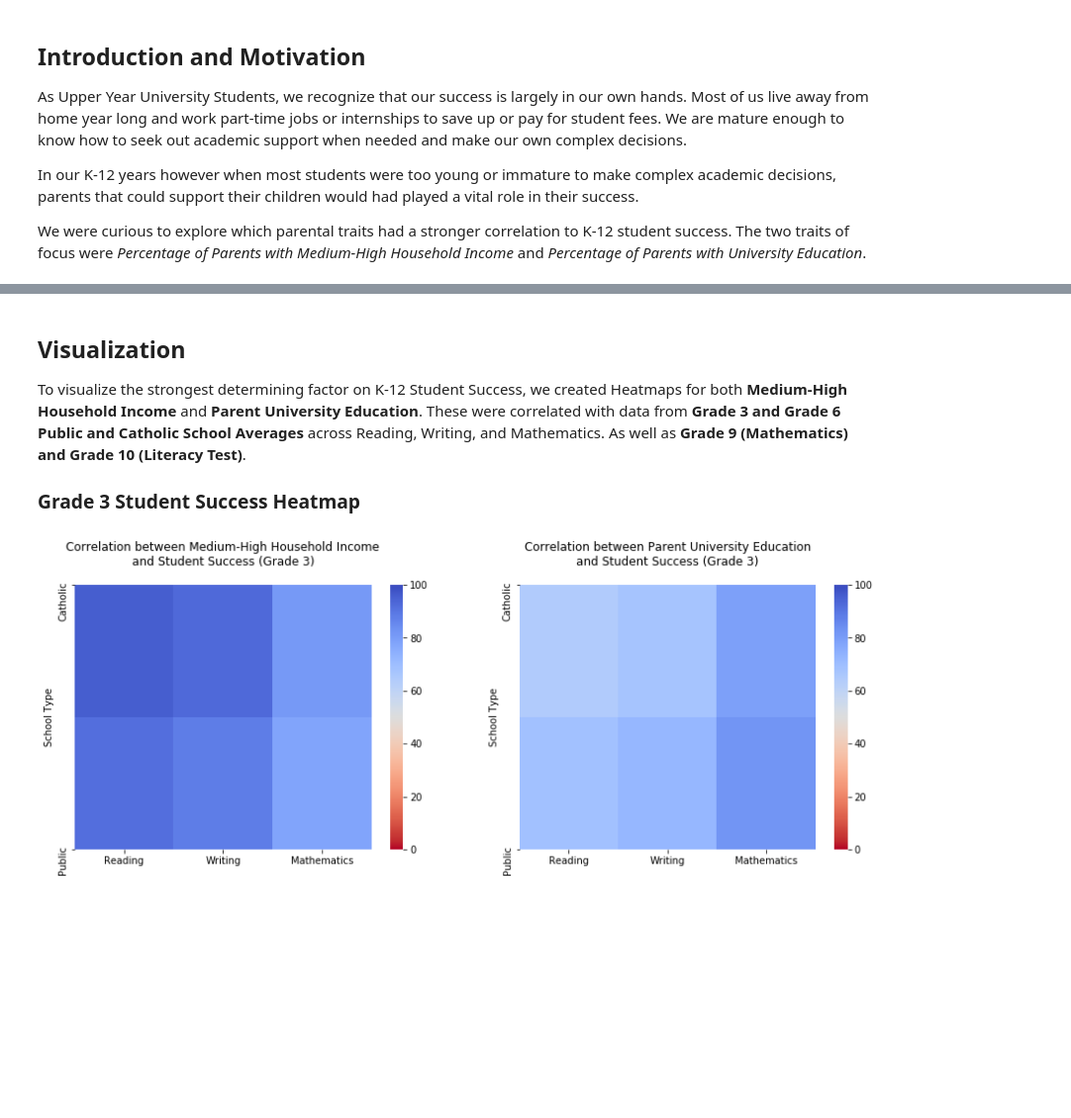
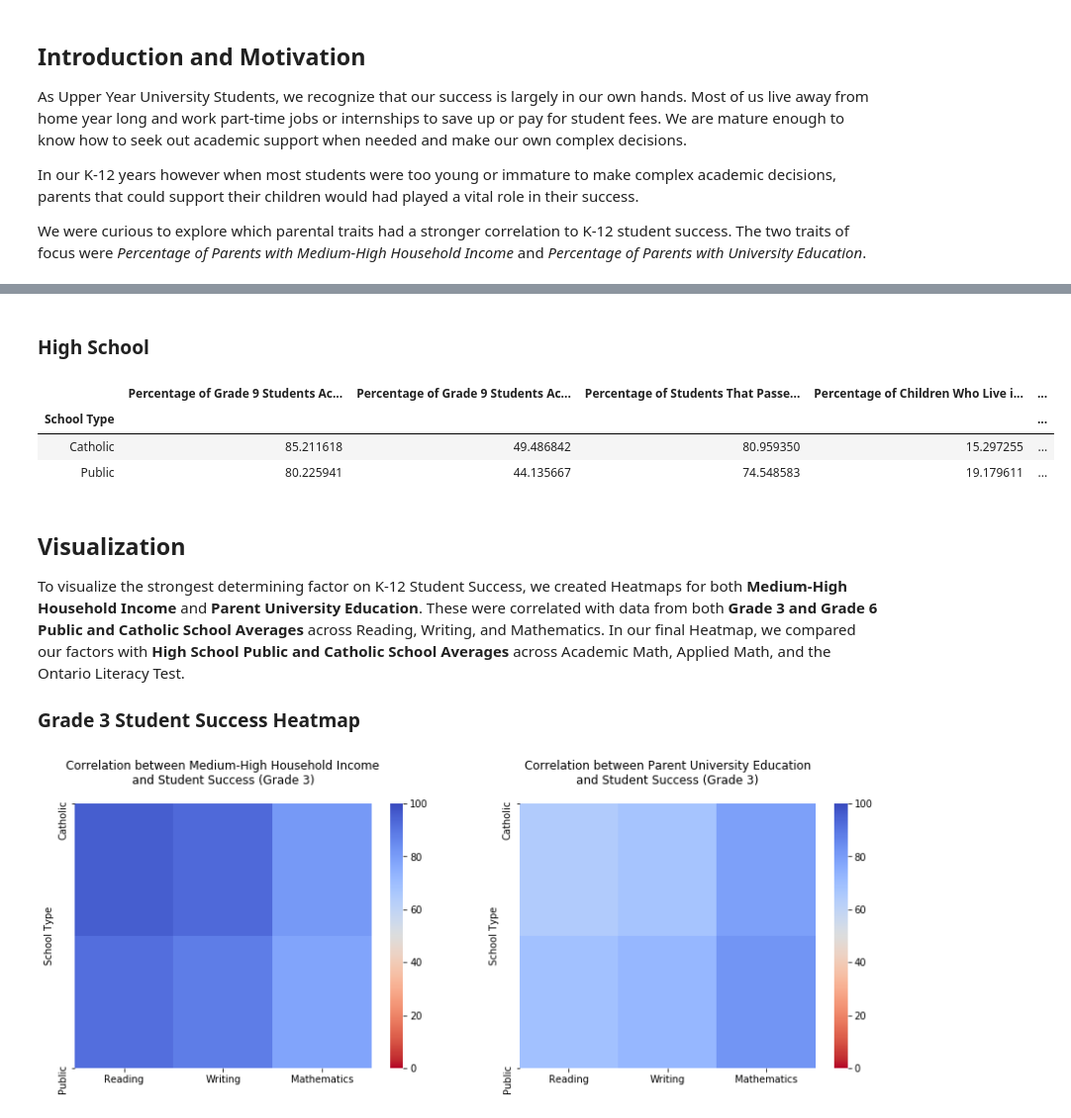
Before and after one commit to StevennTran/DataVizProject, a Jupyter notebook: CP321 Project .ipynb, the cells around one changed output, grey strips where cells are left out. Shown at 99% size. Cells and saved outputs as stored; diff of their text form; code cells hidden in the pictures; blank space fills up the shorter version.

```diff
--- a/CP321-Project.ipynb
+++ b/CP321 Project .ipynb
@@ -89,7 +89,6 @@ dfGrade6Income    = pd.DataFrame(index = dfGrade6.index)
 dfGrade3Education = pd.DataFrame(index = dfGrade3.index)
 dfGrade6Education = pd.DataFrame(index = dfGrade6.index)
 
-
 for num in range(3):
     # Initally Empty Arrays - Will become the columns in the new Dataframe
     IncomeDiff3    = []
@@ -111,17 +110,6 @@ for num in range(3):
     dfGrade3Education[labels[num]] = EducationDiff3
     dfGrade6Education[labels[num]] = EducationDiff6
 
-# -------------------------------------------------------------------------------------------------------------
-
-# ------Testing --------
-# print(dfGrade3)
-# print(dfGrade3Income)
-# dfGrade3Education
-# dfGrade6Income
-# dfGrade6Education
-
-# --------------------------------------------------------------------------------------------------------------
-
 h2 = "Percentage of Grade 9 Students Achieving the Provincial Standard in Academic Mathematics"
 h3 = "Percentage of Grade 9 Students Achieving the Provincial Standard in Applied Mathematics"
 h4 = "Percentage of Students That Passed the Grade 10 OSSLT on Their First Attempt"
@@ -129,12 +117,15 @@ h4 = "Percentage of Students That Passed the Grade 10 OSSLT on Their First Attem
 df = pd.read_excel("data/EQAO_Statistics.xlsx", sheet_name = "SIF_1718prelim_EQAO1718_EN")
 df = df.loc[(df["School Level"] == "Secondary") & (df["School Type"] == "Catholic") | (df["School Type"] == "Public")]
 
+df[h2] = df[h2].apply(lambda x: x*100)
+df[h3] = df[h3].apply(lambda x: x*100)
+df[h4] = df[h4].apply(lambda x: x*100)
+
 df = df[[h1, h2, h3, h4, h8, h9]]
 dfHighSchool = df.groupby([h1]).mean()
 
 dfHighSchoolIncome    = pd.DataFrame(index = dfHighSchool.index)
 dfHighSchoolEducation = pd.DataFrame(index = dfHighSchool.index)
-
 
 labels = ["Academic Math", "Applied Math", "Literacy Test"]
 
@@ -144,10 +135,10 @@ for num in range(3):
     EducationDiff = []
     for num2 in range(2):
         # Calculation for Income difference = 100 - absolute(child% - low household income%)
-        IncomeDiff.append(100 - abs( (100 * dfHighSchool.iat[num2,num]) - (100 - dfHighSchool.iat[num2, 3])))
+        IncomeDiff.append(100 - abs(dfHighSchool.iat[num2,num] - (100 - dfHighSchool.iat[num2, 3])))
 
         # Calculation for Education Difference = 100 - absolute(child % - University Education %)
-        EducationDiff.append(100 - abs((100 * dfHighSchool.iat[num2,num]) - dfHighSchool.iat[num2, 4]))
+        EducationDiff.append(100 - abs(dfHighSchool.iat[num2,num] - dfHighSchool.iat[num2, 4]))
 
     # Creating the new columns in the DataFrames
     dfHighSchoolIncome[labels[num]]    = IncomeDiff
@@ -155,7 +165,16 @@ for num in range(3):
+# %% [markdown]
+### High School
+# %%
+dfHighSchool
+# %% [output]
+|  | Percentage of Grade 9 Students Ac... | Percentage of Grade 9 Students Ac... | Percentage of Students That Passe... | Percentage of Children Who Live i... | ... |
+| School Type |  |  |  |  | ... |
+| Catholic | 85.211618 | 49.486842 | 80.959350 | 15.297255 | ... |
+| Public | 80.225941 | 44.135667 | 74.548583 | 19.179611 | ... |
 # %% [markdown]
 ## Visualization
 
-To visualize the strongest determining factor on K-12 Student Success, we created Heatmaps for both **Medium-High Household Income** and **Parent University Education**. These were correlated with data from **Grade 3 and Grade 6 Public and Catholic School Averages** across Reading, Writing, and Mathematics. As well as **Grade 9 (Mathematics) and Grade 10 (Literacy Test)**.
+To visualize the strongest determining factor on K-12 Student Success, we created Heatmaps for both **Medium-High Household Income** and **Parent University Education**. These were correlated with data from both **Grade 3 and Grade 6 Public and Catholic School Averages** across Reading, Writing, and Mathematics. In our final Heatmap, we compared our factors with **High School Public and Catholic School Averages** across Academic Math, Applied Math, and the Ontario Literacy Test.
 
 ### Grade 3 Student Success Heatmap
 # %%
```
Also changed, not shown: parts of 10 cells of this notebook.
